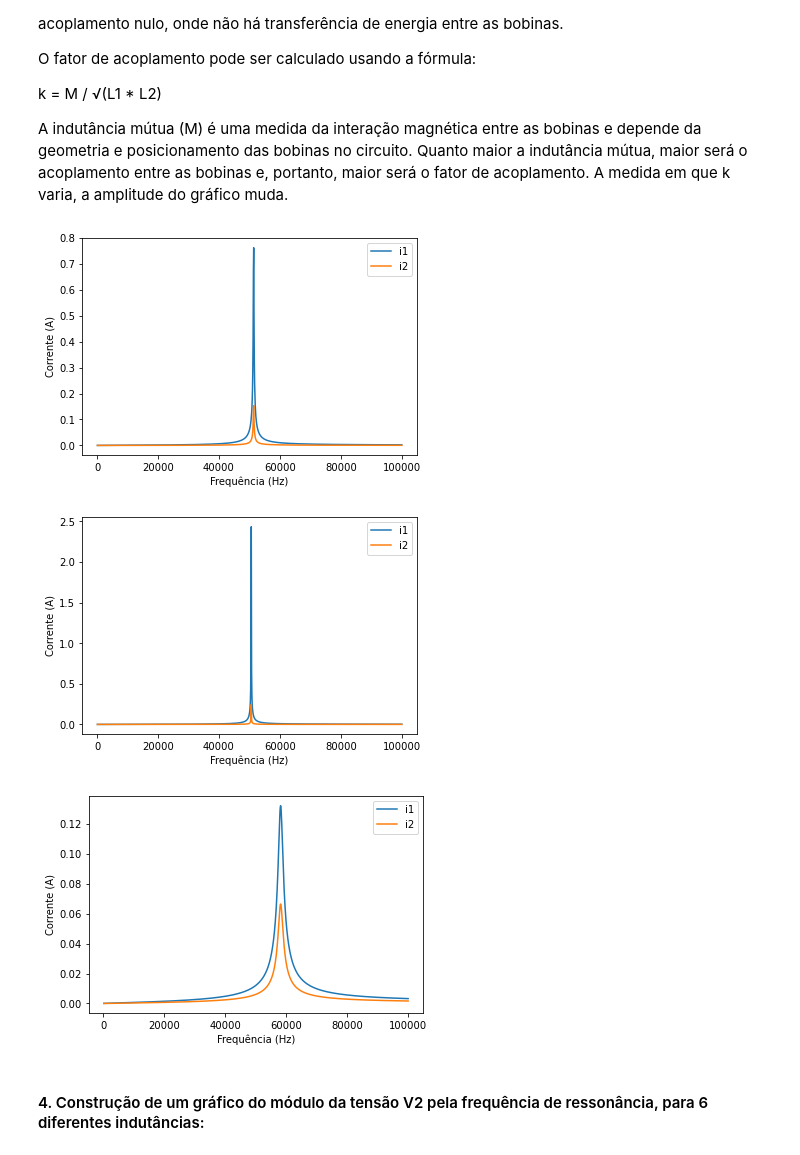
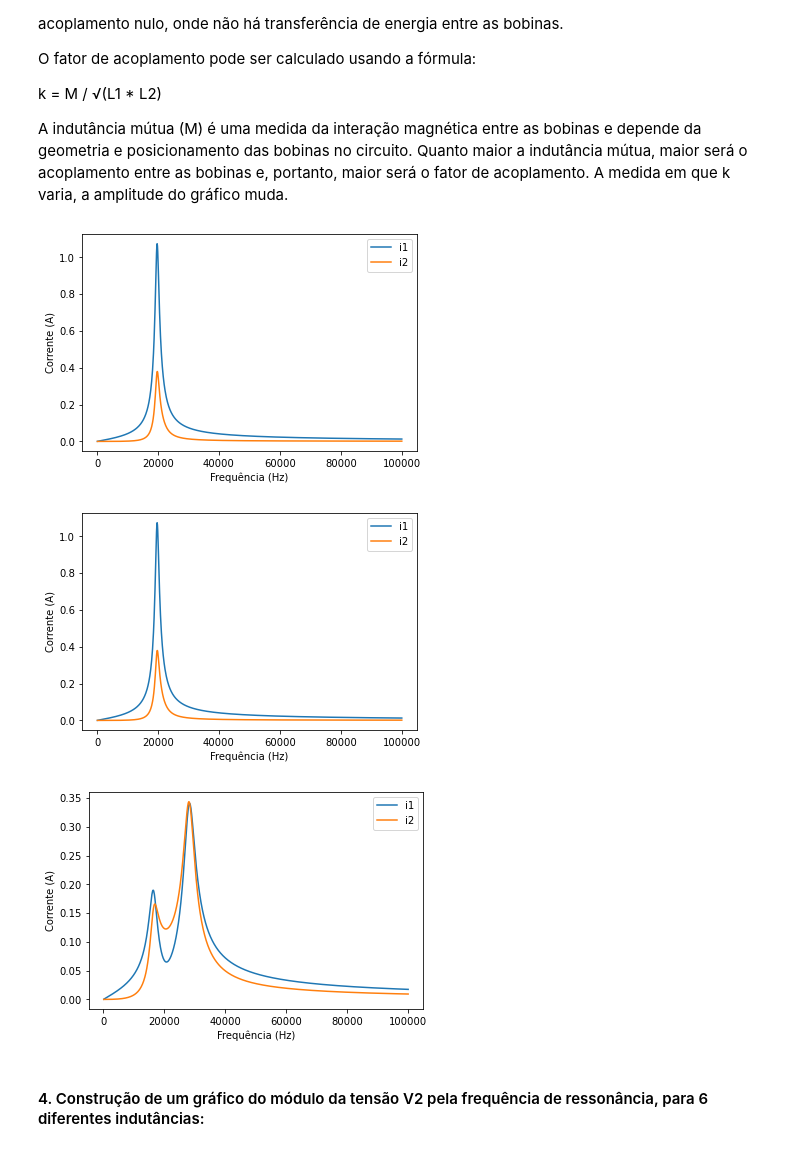
Before and after one commit to pedrofracassi/insper-eletromag-projeto, a Jupyter notebook: Etapa1.ipynb, the cells around one changed output. Cells and saved outputs as stored; diff of their text form; code cells hidden in the pictures.

```diff
--- a/Etapa1.ipynb
+++ b/Etapa1.ipynb
@@ -24,7 +17,13 @@ K = 0.2
+# %%
+Ufonte = 5
+R1 = 1.884
+R2 = 1.883
+L1 = 650.9 * 10**(-6)
+L2 = 614.7* 10**(-6)
+C = 0.1 * 10**(-6)
+K = 0.1
 # %%
-def calcula_transformador(Uf, Rc,Freq, R1, R2, L, C, K):
-    L1 = L
-    L2 = L
+def calcula_transformador(Uf, Rc,Freq, R1, R2, L1, L2, C, K):
     C1 = C
     C2 = C
     XL1 = 1j * 2*pi*Freq*L1
@@ -68,8 +67,8 @@ freq = np.linspace(100,100000,1000)
 i1 = []
 i2 = []
 for f in freq:
-    i_1  = calcula_transformador(Ufonte, Rcarga,f,R1,R2,L,C,K)[0]
-    i_2  = calcula_transformador(Ufonte, Rcarga,f,R1,R2,L,C,K)[1]
+    i_1  = calcula_transformador(Ufonte, Rcarga,f,R1,R2,L1, L2,C,K)[0]
+    i_2  = calcula_transformador(Ufonte, Rcarga,f,R1,R2,L1, L2,C,K)[1]
     i1.append(abs(i_1))
     i2.append(abs(i_2))
 
@@ -110,25 +109,25 @@ A indutância mútua (M) é uma medida da interação magnética entre as bobina
 # %%
 lista_de_k = np.linspace(0.1,0.9,3)
 
 for k in lista_de_k:
     i1 = []
     i2 = []
     for f in freq:
-        i_1  = calcula_transformador(Ufonte, Rcarga,f,R1,R2,L,C,K)[0]
-        i_2  = calcula_transformador(Ufonte, Rcarga,f,R1,R2,L,C,K)[1]
+        i_1  = calcula_transformador(Ufonte, Rcarga,f,R1,R2,L1, L2,C,K)[0]
+        i_2  = calcula_transformador(Ufonte, Rcarga,f,R1,R2,L1, L2,C,K)[1]
         i1.append(abs(i_1))
         i2.append(abs(i_2))
     K = k
     plt.plot(freq,i1)
     plt.plot(freq,i2)
     plt.xlabel('Frequência (Hz)')
     plt.ylabel('Corrente (A)')
     plt.legend(['i1','i2'])
     plt.show()
 # %% [output]
-[figure, old version]
+[figure, new version]
-[figure, old version]
+[figure, new version]
-[figure, old version]
+[figure, new version]
 # %% [markdown]
 #### 4. Construção de um gráfico do módulo da tensão V2 pela frequência de ressonância, para 6 diferentes indutâncias:
 # %%
```
Also changed, not shown: parts of 10 cells of this notebook, 1 other file.
